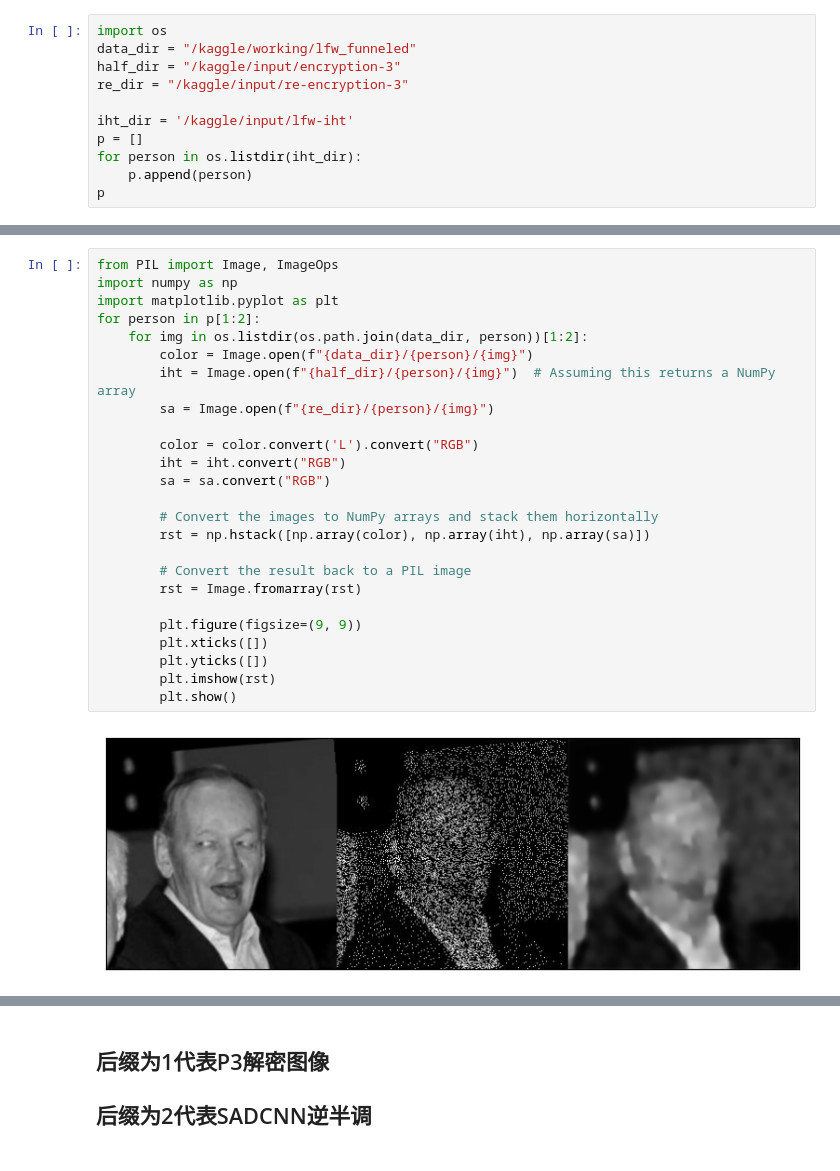
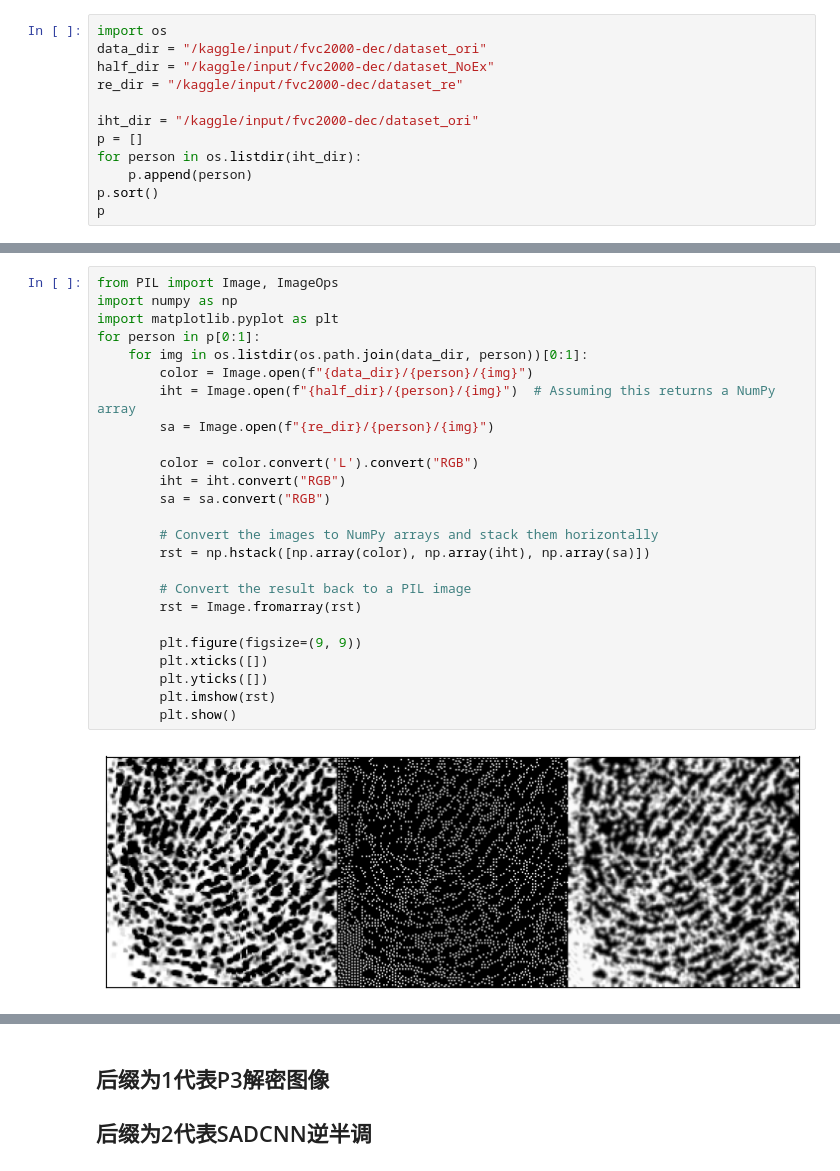
Before and after one commit to Kenny3Shen/Machine_Learning, a Jupyter notebook: facial_halftone/iht-pyiqa-sadcnn.ipynb, the cells around one changed output, grey strips where cells are left out. Saved outputs shown, nothing was run; the diff lists cells and outputs as text.

```diff
--- a/facial_halftone/iht-pyiqa-sadcnn.ipynb
+++ b/facial_halftone/iht-pyiqa-sadcnn.ipynb
@@ -13,12 +3,13 @@ with tarfile.open(filename) as tf:
 # %%
 import os
-data_dir = "/kaggle/working/lfw_funneled"
-half_dir = "/kaggle/input/encryption-3"
-re_dir = "/kaggle/input/re-encryption-3"
+data_dir = "/kaggle/input/fvc2000-dec/dataset_ori"
+half_dir = "/kaggle/input/fvc2000-dec/dataset_NoEx"
+re_dir = "/kaggle/input/fvc2000-dec/dataset_re"
 
-iht_dir = '/kaggle/input/lfw-iht'
+iht_dir = "/kaggle/input/fvc2000-dec/dataset_ori"
 p = []
 for person in os.listdir(iht_dir):
     p.append(person)
+p.sort()
 p
 # %% [output]
@@ -59,30 +48,30 @@ Successfully installed addict-2.4.0 einops-0.7.0 ftfy-6.1.3 lmdb-1.4.1 openai-cl
 # %%
 from PIL import Image, ImageOps
 import numpy as np
 import matplotlib.pyplot as plt
-for person in p[1:2]:
-    for img in os.listdir(os.path.join(data_dir, person))[1:2]:
+for person in p[0:1]:
+    for img in os.listdir(os.path.join(data_dir, person))[0:1]:
         color = Image.open(f"{data_dir}/{person}/{img}")
         iht = Image.open(f"{half_dir}/{person}/{img}")  # Assuming this returns a NumPy array
         sa = Image.open(f"{re_dir}/{person}/{img}")
 
         color = color.convert('L').convert("RGB")
         iht = iht.convert("RGB")
         sa = sa.convert("RGB")
 
         # Convert the images to NumPy arrays and stack them horizontally
         rst = np.hstack([np.array(color), np.array(iht), np.array(sa)])
 
         # Convert the result back to a PIL image
         rst = Image.fromarray(rst)
 
         plt.figure(figsize=(9, 9))
         plt.xticks([])
         plt.yticks([])
         plt.imshow(rst)
         plt.show()
 # %% [output]
-[figure, old version]
+[figure, new version]
 # %%
 import os
 import torch
```
Also changed, not shown: parts of 8 cells of this notebook.
